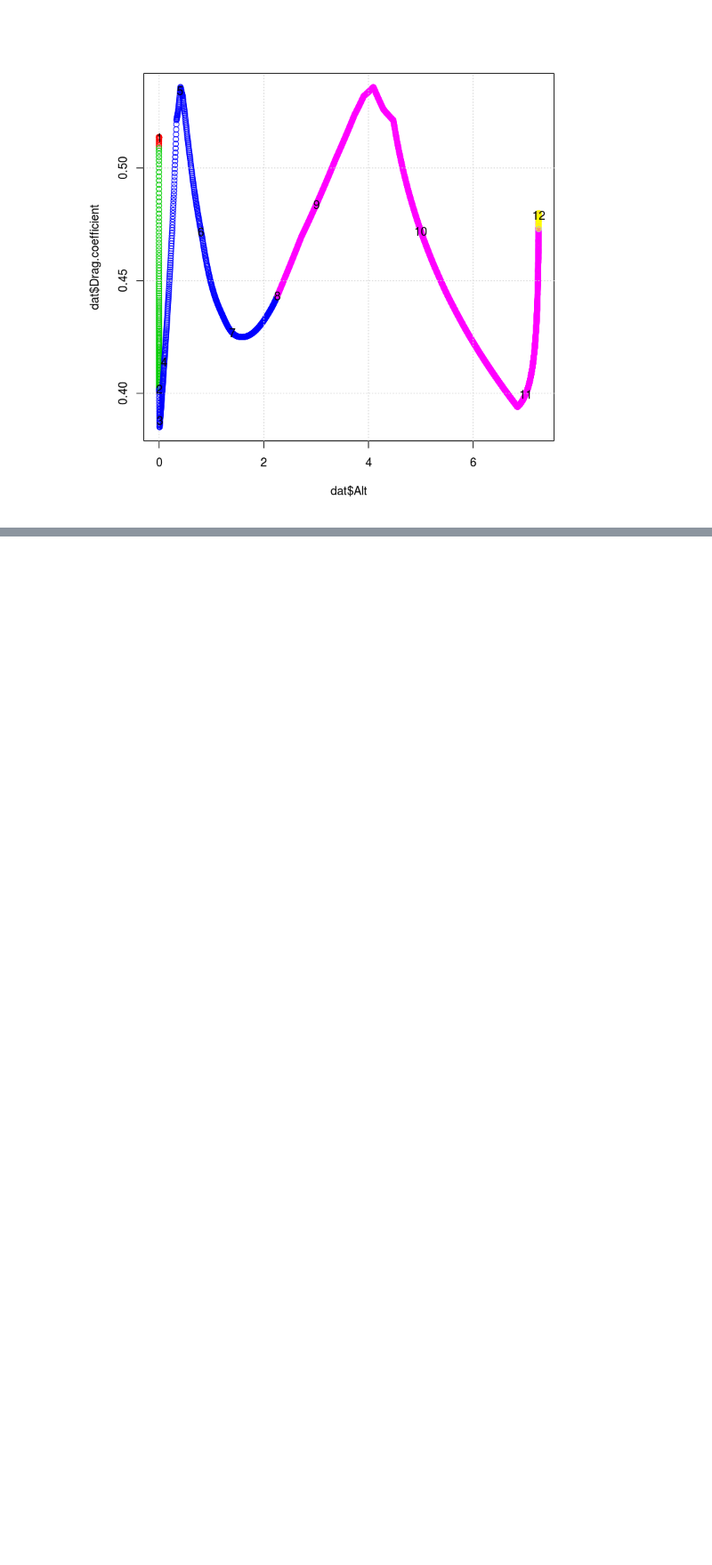
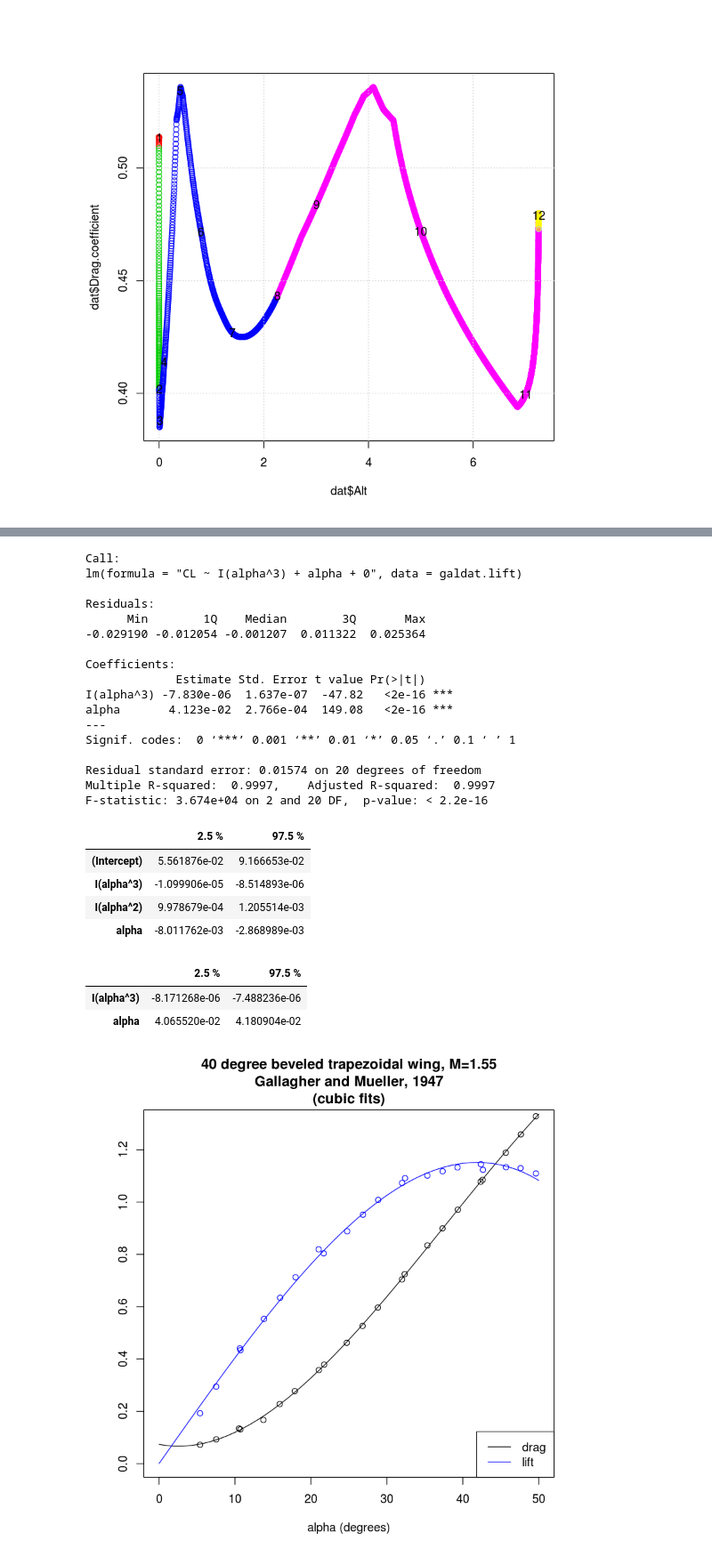
Before and after one commit to psas/lv3.0-airframe, a Jupyter notebook: sim/recoveryAnalysis.ipynb, the cells around one changed output, grey strips where cells are left out. Shown: that part at 89% size. Saved outputs shown, nothing was run; the diff lists cells and outputs as text; code cells hidden in the pictures; blank space fills up the shorter version.

```diff
--- a/sim/recoveryAnalysis.ipynb
+++ b/sim/recoveryAnalysis.ipynb
@@ -212,0 +219,3 @@ text(as.character(1:length(schedule$Alt)), x=schedule$Alt, y=schedule$Drag.coeff
+# %%
+galdat.drag <- read.csv('plots/Gallagher1947_40trapezoid_bevel_CDpoints.txt', comment.char = '#')
+galdat.lift <- read.csv('plots/Gallagher1947_40trapezoid_bevel_CLpoints.txt', comment.char = '#')
@@ -212,0 +262,28 @@ text(as.character(1:length(schedule$Alt)), x=schedule$Alt, y=schedule$Drag.coeff
+# %%
+m.drag <- lm('CD ~ I(alpha^3) + I(alpha^2) + alpha', data = galdat.drag)
+m.lift <- lm('CL ~ I(alpha^3) + alpha + 0', data = galdat.lift)
+# m.lift <- lm('CL ~ alpha', data = galdat.lift)
+summary(m.drag)
+summary(m.lift)
+confint(m.drag)
+confint(m.lift)
+galdrag <- function(alpha) predict(m.drag, data.frame(alpha=alpha))
+gallift <- function(alpha) predict(m.lift, data.frame(alpha=alpha))
+plot(
+    galdat.drag$alpha, galdat.drag$CD,
+    xlim=c(0,50), ylim=c(0,1.3),
+    main='40 degree beveled trapezoidal wing, M=1.55
+Gallagher and Mueller, 1947
+(cubic fits)',
+    xlab='alpha (degrees)', ylab=NA
+)
+lines(0:50, galdrag(0:50))
+points(galdat.lift$alpha, galdat.lift$CL, col='blue')
+lines(0:50, gallift(0:50), col='blue')
+legend(
+    'bottomright',
+    legend=c('drag', 'lift'),
+    col=c('black', 'blue'),
+    lty=1
+)
+# %% [output]
@@ -212,0 +309,26 @@ text(as.character(1:length(schedule$Alt)), x=schedule$Alt, y=schedule$Drag.coeff
+Call:
+lm(formula = "CL ~ I(alpha^3) + alpha + 0", data = galdat.lift)
+
+Residuals:
+      Min        1Q    Median        3Q       Max
+-0.029190 -0.012054 -0.001207  0.011322  0.025364
+
+Coefficients:
+             Estimate Std. Error t value Pr(>|t|)
+I(alpha^3) -7.830e-06  1.637e-07  -47.82   <2e-16 ***
+alpha       4.123e-02  2.766e-04  149.08   <2e-16 ***
+---
+Signif. codes:  0 ‘***’ 0.001 ‘**’ 0.01 ‘*’ 0.05 ‘.’ 0.1 ‘ ’ 1
+
+Residual standard error: 0.01574 on 20 degrees of freedom
+Multiple R-squared:  0.9997,    Adjusted R-squared:  0.9997
+F-statistic: 3.674e+04 on 2 and 20 DF,  p-value: < 2.2e-16
+|  | 2.5 % | 97.5 % |
+| (Intercept) | 5.561876e-02 | 9.166653e-02 |
+| I(alpha^3) | -1.099906e-05 | -8.514893e-06 |
+| I(alpha^2) | 9.978679e-04 | 1.205514e-03 |
+| alpha | -8.011762e-03 | -2.868989e-03 |
+|  | 2.5 % | 97.5 % |
+| I(alpha^3) | -8.171268e-06 | -7.488236e-06 |
+| alpha | 4.065520e-02 | 4.180904e-02 |
+[figure, added]
```
Also changed, not shown: parts of 13 cells of this notebook.
